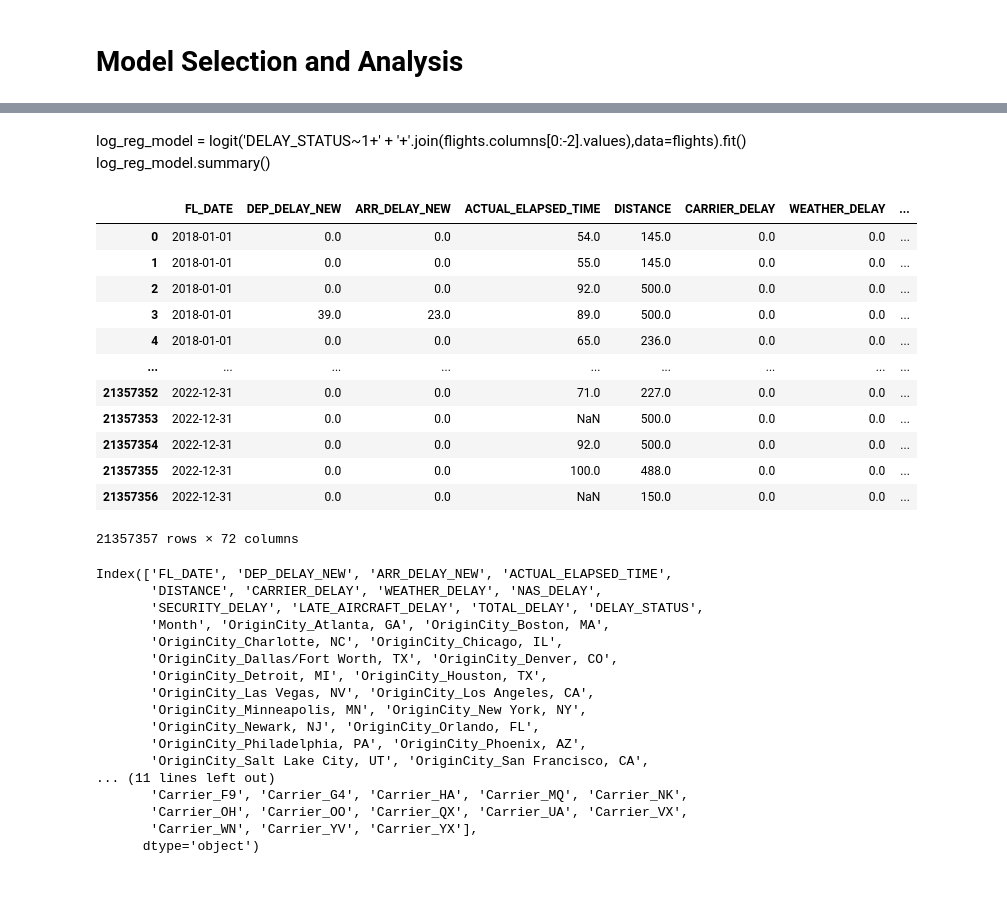
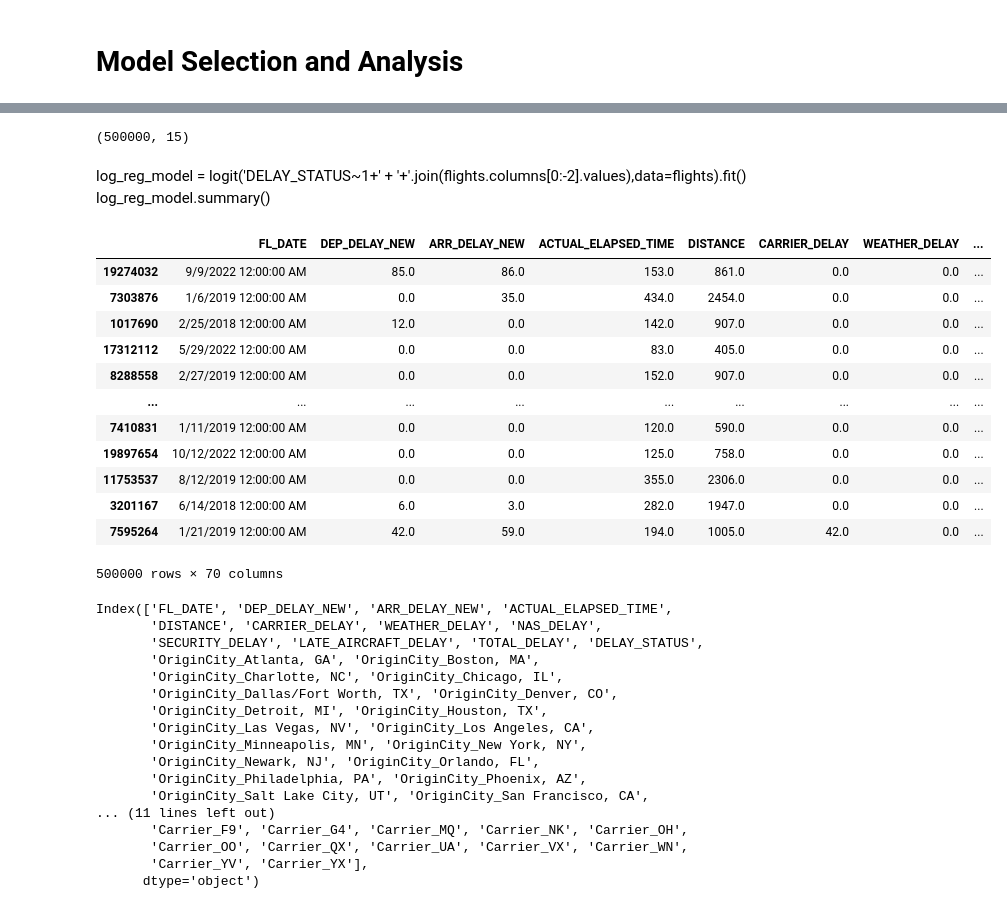
Before and after one commit to ssamat/COGS109, a Jupyter notebook: Final_Project_Template.ipynb, the cells around one changed output, grey strips where cells are left out. Drawn from its saved outputs; the diff is of its cells as text; code cells hidden in the pictures.

```diff
--- a/Final_Project_Template.ipynb
+++ b/Final_Project_Template.ipynb
@@ -368,0 +351,11 @@ flights.iloc[:,0:-1]
+# %%
+flights = flights.dropna()
+
+# Get the top 20 most common cities in 'ORIGIN_CITY_NAME'
+top_origin_cities = flights['ORIGIN_CITY_NAME'].value_counts().nlargest(20).index
+
+# Get the top 20 most common cities in 'DEST_CITY_NAME'
+top_dest_cities = flights['DEST_CITY_NAME'].value_counts().nlargest(20).index
+
+# Filter the DataFrame to include only the data for the top origin cities and top destination cities
+filtered_data = flights[(flights['ORIGIN_CITY_NAME'].isin(top_origin_cities)) & (flights['DEST_CITY_NAME'].isin(top_dest_cities))]
@@ -369,50 +379,56 @@ flights.iloc[:,0:-1]
+# %%
+#random sample 500,000 datapoints
+filtered_data = filtered_data.sample(n=500000, replace = False, random_state = 42)
+
+
+filtered_data.shape
+# %% [output]
+(500000, 15)
 # %% [markdown]
 
 log_reg_model = logit('DELAY_STATUS~1+' + '+'.join(flights.columns[0:-2].values),data=flights).fit()
 log_reg_model.summary()
 # %%
-# Get the top 20 most common cities in 'ORIGIN_CITY_NAME'
-top_origin_cities = flights['ORIGIN_CITY_NAME'].value_counts().nlargest(20).index
 
-# Perform one-hot encoding for 'ORIGIN_CITY_NAME' with the top 20 cities
-origin_city_encoded = pd.get_dummies(flights['ORIGIN_CITY_NAME'].where(flights['ORIGIN_CITY_NAME'].isin(top_origin_cities)), prefix='OriginCity')
 
-# Get the top 20 most common cities in 'DEST_CITY_NAME'
-top_dest_cities = flights['DEST_CITY_NAME'].value_counts().nlargest(20).index
+# Perform one-hot encoding for 'ORIGIN_CITY_NAME' with the top origin cities
+origin_city_encoded = pd.get_dummies(filtered_data['ORIGIN_CITY_NAME'], prefix='OriginCity')
 
-# Perform one-hot encoding for 'DEST_CITY_NAME' with the top 20 cities
-dest_city_encoded = pd.get_dummies(flights['DEST_CITY_NAME'].where(flights['DEST_CITY_NAME'].isin(top_dest_cities)), prefix='DestCity')
-carrier_encoded = pd.get_dummies(flights['OP_UNIQUE_CARRIER'], prefix='Carrier')
+# Perform one-hot encoding for 'DEST_CITY_NAME' with the top destination cities
+dest_city_encoded = pd.get_dummies(filtered_data['DEST_CITY_NAME'], prefix='DestCity')
+
+# Perform one-hot encoding for 'OP_UNIQUE_CARRIER'
+carrier_encoded = pd.get_dummies(filtered_data['OP_UNIQUE_CARRIER'], prefix='Carrier')
 
 # Concatenate the one-hot encoded columns with the original DataFrame
-encoded_data = pd.concat([flights, origin_city_encoded, dest_city_encoded, carrier_encoded], axis=1)
+encoded_data = pd.concat([filtered_data, origin_city_encoded, dest_city_encoded, carrier_encoded], axis=1)
 
 # Drop the original categorical columns from the encoded DataFrame
-encoded_data.drop(['ORIGIN_CITY_NAME', 'DEST_CITY_NAME','OP_UNIQUE_CARRIER'], axis=1, inplace=True)
+encoded_data.drop(['ORIGIN_CITY_NAME', 'DEST_CITY_NAME', 'OP_UNIQUE_CARRIER'], axis=1, inplace=True)
 
 # View the resulting encoded DataFrame
 encoded_data
 # %% [output]
 |  | FL_DATE | DEP_DELAY_NEW | ARR_DELAY_NEW | ACTUAL_ELAPSED_TIME | DISTANCE | CARRIER_DELAY | WEATHER_DELAY | ... |
-| 0 | 2018-01-01 | 0.0 | 0.0 | 54.0 | 145.0 | 0.0 | 0.0 | ... |
-| 1 | 2018-01-01 | 0.0 | 0.0 | 55.0 | 145.0 | 0.0 | 0.0 | ... |
-| 2 | 2018-01-01 | 0.0 | 0.0 | 92.0 | 500.0 | 0.0 | 0.0 | ... |
-| 3 | 2018-01-01 | 39.0 | 23.0 | 89.0 | 500.0 | 0.0 | 0.0 | ... |
-| 4 | 2018-01-01 | 0.0 | 0.0 | 65.0 | 236.0 | 0.0 | 0.0 | ... |
+| 19274032 | 9/9/2022 12:00:00 AM | 85.0 | 86.0 | 153.0 | 861.0 | 0.0 | 0.0 | ... |
+| 7303876 | 1/6/2019 12:00:00 AM | 0.0 | 35.0 | 434.0 | 2454.0 | 0.0 | 0.0 | ... |
+| 1017690 | 2/25/2018 12:00:00 AM | 12.0 | 0.0 | 142.0 | 907.0 | 0.0 | 0.0 | ... |
+| 17312112 | 5/29/2022 12:00:00 AM | 0.0 | 0.0 | 83.0 | 405.0 | 0.0 | 0.0 | ... |
+| 8288558 | 2/27/2019 12:00:00 AM | 0.0 | 0.0 | 152.0 | 907.0 | 0.0 | 0.0 | ... |
 | ... | ... | ... | ... | ... | ... | ... | ... | ... |
-| 21357352 | 2022-12-31 | 0.0 | 0.0 | 71.0 | 227.0 | 0.0 | 0.0 | ... |
-| 21357353 | 2022-12-31 | 0.0 | 0.0 | NaN | 500.0 | 0.0 | 0.0 | ... |
-| 21357354 | 2022-12-31 | 0.0 | 0.0 | 92.0 | 500.0 | 0.0 | 0.0 | ... |
-| 21357355 | 2022-12-31 | 0.0 | 0.0 | 100.0 | 488.0 | 0.0 | 0.0 | ... |
-| 21357356 | 2022-12-31 | 0.0 | 0.0 | NaN | 150.0 | 0.0 | 0.0 | ... |
+| 7410831 | 1/11/2019 12:00:00 AM | 0.0 | 0.0 | 120.0 | 590.0 | 0.0 | 0.0 | ... |
+| 19897654 | 10/12/2022 12:00:00 AM | 0.0 | 0.0 | 125.0 | 758.0 | 0.0 | 0.0 | ... |
+| 11753537 | 8/12/2019 12:00:00 AM | 0.0 | 0.0 | 355.0 | 2306.0 | 0.0 | 0.0 | ... |
+| 3201167 | 6/14/2018 12:00:00 AM | 6.0 | 3.0 | 282.0 | 1947.0 | 0.0 | 0.0 | ... |
+| 7595264 | 1/21/2019 12:00:00 AM | 42.0 | 59.0 | 194.0 | 1005.0 | 42.0 | 0.0 | ... |
-21357357 rows × 72 columns
+500000 rows × 70 columns
 # %%
 encoded_data.columns
 # %% [output]
 Index(['FL_DATE', 'DEP_DELAY_NEW', 'ARR_DELAY_NEW', 'ACTUAL_ELAPSED_TIME',
        'DISTANCE', 'CARRIER_DELAY', 'WEATHER_DELAY', 'NAS_DELAY',
        'SECURITY_DELAY', 'LATE_AIRCRAFT_DELAY', 'TOTAL_DELAY', 'DELAY_STATUS',
-       'Month', 'OriginCity_Atlanta, GA', 'OriginCity_Boston, MA',
+       'OriginCity_Atlanta, GA', 'OriginCity_Boston, MA',
        'OriginCity_Charlotte, NC', 'OriginCity_Chicago, IL',
        'OriginCity_Dallas/Fort Worth, TX', 'OriginCity_Denver, CO',
        'OriginCity_Detroit, MI', 'OriginCity_Houston, TX',
@@ -422,7 +438,7 @@ Index(['FL_DATE', 'DEP_DELAY_NEW', 'ARR_DELAY_NEW', 'ACTUAL_ELAPSED_TIME',
        'OriginCity_Philadelphia, PA', 'OriginCity_Phoenix, AZ',
        'OriginCity_Salt Lake City, UT', 'OriginCity_San Francisco, CA',
 ... (11 lines left out)
-       'Carrier_F9', 'Carrier_G4', 'Carrier_HA', 'Carrier_MQ', 'Carrier_NK',
-       'Carrier_OH', 'Carrier_OO', 'Carrier_QX', 'Carrier_UA', 'Carrier_VX',
-       'Carrier_WN', 'Carrier_YV', 'Carrier_YX'],
+       'Carrier_F9', 'Carrier_G4', 'Carrier_MQ', 'Carrier_NK', 'Carrier_OH',
+       'Carrier_OO', 'Carrier_QX', 'Carrier_UA', 'Carrier_VX', 'Carrier_WN',
+       'Carrier_YV', 'Carrier_YX'],
       dtype='object')
```
Also changed, not shown: parts of 18 cells of this notebook.
